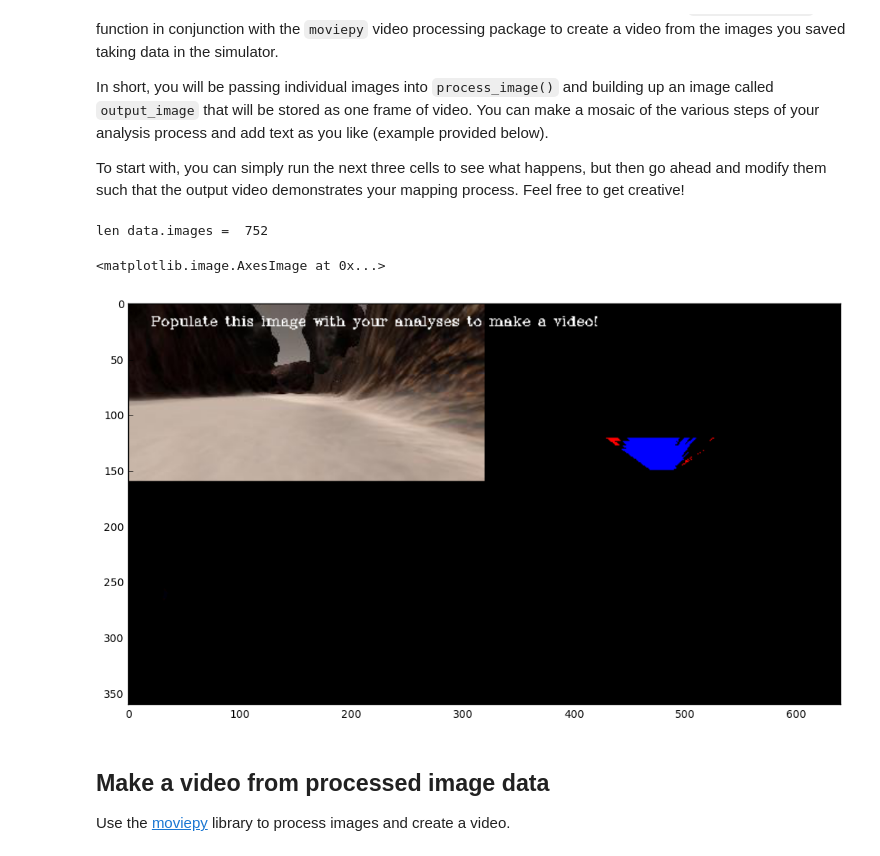
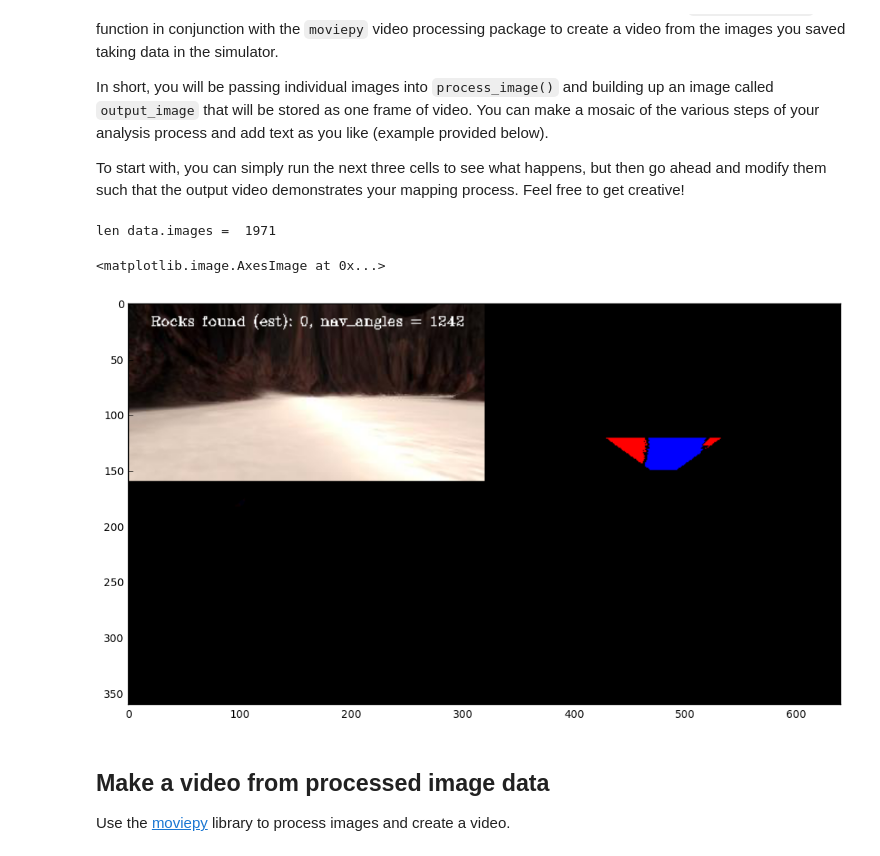
Before and after one commit to bexcite/RoboND-Rover-Project, a Jupyter notebook: code/Rover_Project_Test_Notebook.ipynb, the cells around one changed output. Saved outputs shown, nothing was run; the diff lists cells and outputs as text; code cells hidden in the pictures.

```diff
--- a/code/Rover_Project_Test_Notebook.ipynb
+++ b/code/Rover_Project_Test_Notebook.ipynb
@@ -247,7 +247,7 @@ import pandas as pd
 # If you are in a locale (e.g., Europe) that uses ',' as the decimal separator
 # change the '.' to ','
 # df = pd.read_csv('../test_dataset/robot_log.csv', delimiter=';', decimal='.')
-df = pd.read_csv('../data/set7/robot_log.csv', delimiter=';', decimal='.')
+df = pd.read_csv('../data/set8/robot_log.csv', delimiter=';', decimal='.')
 csv_img_list = df["Path"].tolist() # Create list of image pathnames
 # Read in ground truth map and create a 3-channel image with it
 ground_truth = mpimg.imread('../calibration_images/map_bw.png')
@@ -422,6 +422,7 @@ In short, you will be passing individual images into `process_image()` and build
 To start with, you can simply run the next three cells to see what happens, but then go ahead and modify them such that the output video demonstrates your mapping process.  Feel free to get creative!
 # %%
 import math
+from scipy.ndimage.measurements import label
 
 def get_navigable_px(img, x, y, yaw):
     floors = process_floor(img)
@@ -440,6 +441,30 @@ def get_dia_px(img, x, y, yaw):
     xpix, ypix = rover_coords(dia)
     xpix_world, ypix_world = pix_to_world(xpix, ypix, x, y, yaw, 200, 10)
     return xpix_world, ypix_world, dia
+
+
+def get_rocks_on_map(worldmap):
+    rocks_map = worldmap[:, :, 1]
+    labels = label(rocks_map)
+#     print('labels[num] = ', labels[1])
+
+    rocks = []
+    positions = []
+    for rock in range(1, labels[1] + 1):
+      ypos, xpos = (labels[0] == rock).nonzero()
+      rock_pxs = rocks_map[ypos,xpos]
+      # print("rock_pxs = ", rock_pxs)
+      rock_pxs /= np.max(rock_pxs)
+      xpos_m = np.sum(np.multiply(xpos, rock_pxs))/np.sum(rock_pxs)
+      ypos_m = np.sum(np.multiply(ypos, rock_pxs))/np.sum(rock_pxs)
+      # print('ypos = ', ypos)
+      # print('xpos = ', xpos)
+      # print('xpos_m = ', xpos_m)
+      # print('ypos_m = ', ypos_m)
+      # print("rock_pxs_norm = ", rock_pxs)
+      rocks.append((xpos_m, ypos_m))
+      positions.append((xpos, ypos))
+    return rocks, positions
 
 
 
@@ -496,6 +521,7 @@ def process_image(img):
 #     data.worldmap[ypix_world, xpix_world] = (255, 255, 255)
 
     xnav, ynav, floors = get_navigable_px(img, xpos, ypos, yaw)
+    nav_dists, nav_angles = to_polar_coords(xnav, ynav)
     add_to_map(data.worldmap, 2, xnav, ynav, 10)
 #     plt.imshow(floors, cmap='gray')
 #     nav_layer = data.worldmap[ynav, xnav, 2]
@@ -527,36 +553,37 @@ def process_image(img):
         # Overlay worldmap with ground truth map
     map_add = cv2.addWeighted(data.worldmap, 1, data.ground_truth, 0.0, 0)
         # Flip map overlay so y-axis points upward and add to output_image
     output_image[img.shape[0]:, 0:data.worldmap.shape[1]] = np.flipud(map_add)
 
+    rocks, positions = get_rocks_on_map(data.worldmap)
 
         # Then putting some text over the image
-    cv2.putText(output_image,"Populate this image with your analyses to make a video!", (20, 20),
+    cv2.putText(output_image,"Rocks found (est): %d, nav_angles = %d" % (len(rocks), len(nav_angles)), (20, 20),
                 cv2.FONT_HERSHEY_COMPLEX, 0.4, (255, 255, 255), 1)
     data.count += 1 # Keep track of the index in the Databucket()
 
     return output_image
 
 
 data = Databucket()
 
 print("len data.images = ", len(data.images))
 
 data.count = np.random.randint(0, len(data.images)-1)
 image = mpimg.imread(data.images[data.count])
 
 
 image1 = process_image(image).astype(dtype="uint8")
 
 # Do some plotting
 fig = plt.figure(figsize=(12,9))
 
 # image1 = cv2.cvtColor(image1, cv2.COLOR_BGR2RGB)
 plt.imshow(image1)
 # %% [output]
-len data.images =  752
+len data.images =  1971
 <matplotlib.image.AxesImage at 0x...>
-[figure, old version]
+[figure, new version]
 # %% [markdown]
 ## Make a video from processed image data
 Use the [moviepy](https://zulko.github.io/moviepy/) library to process images and create a video.
```
Also changed, not shown: parts of 2 cells of this notebook.
